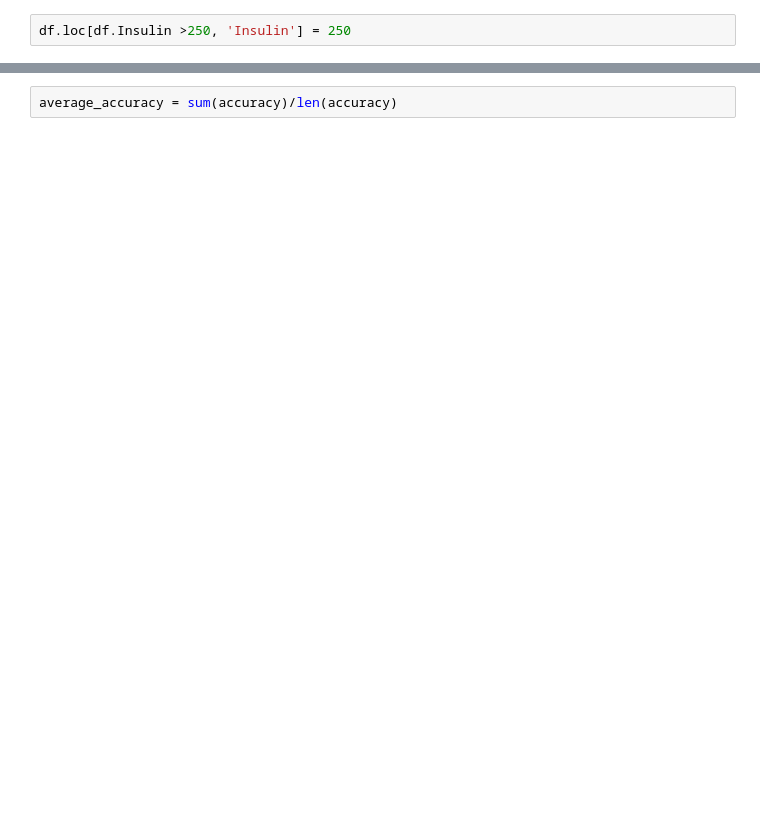
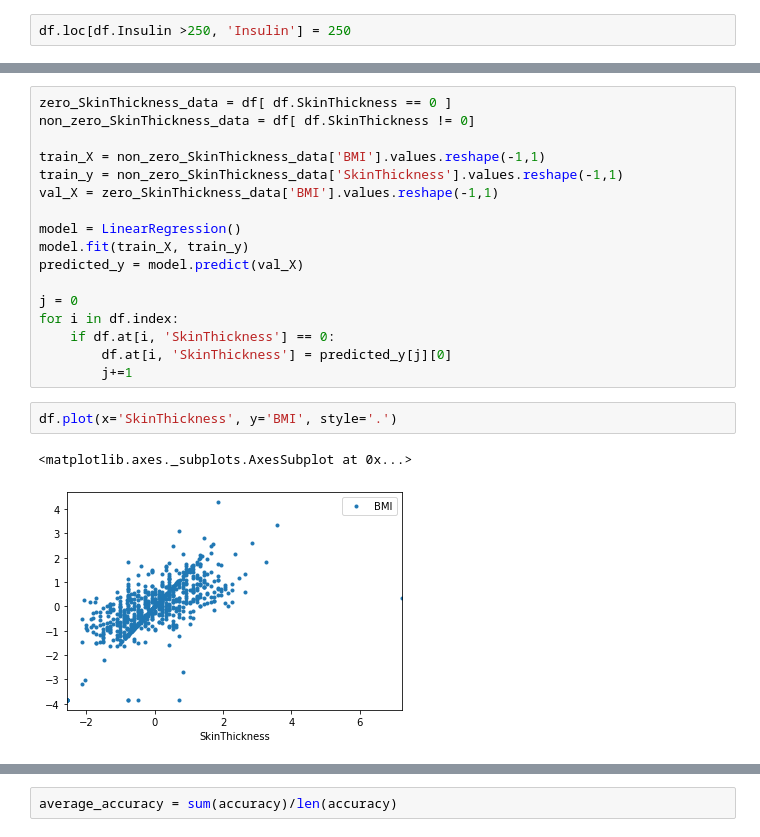
Before and after one commit to kaustubh-nair/Diabetes-prediction, a Jupyter notebook: main.ipynb, the cells around one changed output, grey strips where cells are left out. Drawn from its saved outputs; the diff is of its cells as text; blank space fills up the shorter version.

Commit message:
add another linear model

```diff
--- a/main.ipynb
+++ b/main.ipynb
@@ -82,0 +80,22 @@ df.isnull().describe()
+# %%
+zero_SkinThickness_data = df[ df.SkinThickness == 0 ]
+non_zero_SkinThickness_data = df[ df.SkinThickness != 0]
+
+train_X = non_zero_SkinThickness_data['BMI'].values.reshape(-1,1)
+train_y = non_zero_SkinThickness_data['SkinThickness'].values.reshape(-1,1)
+val_X = zero_SkinThickness_data['BMI'].values.reshape(-1,1)
+
+model = LinearRegression()
+model.fit(train_X, train_y)
+predicted_y = model.predict(val_X)
+
+j = 0
+for i in df.index:
+    if df.at[i, 'SkinThickness'] == 0:
+        df.at[i, 'SkinThickness'] = predicted_y[j][0]
+        j+=1
+# %%
+df.plot(x='SkinThickness', y='BMI', style='.')
+# %% [output]
+<matplotlib.axes._subplots.AxesSubplot at 0x...>
+[figure, added]
```
Also changed, not shown: parts of 10 cells of this notebook.
